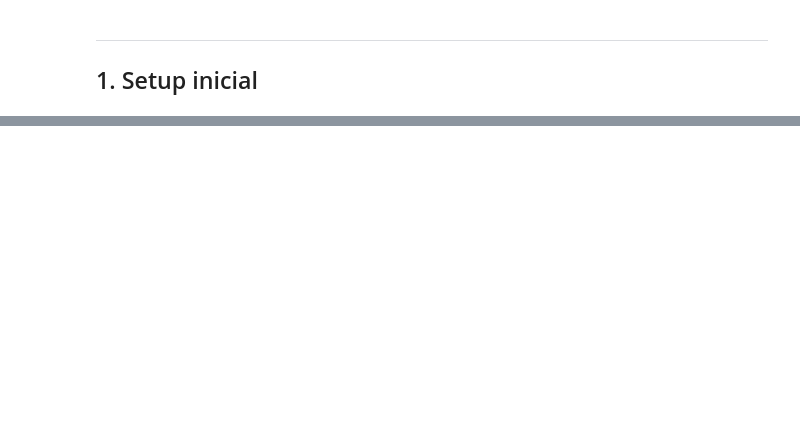
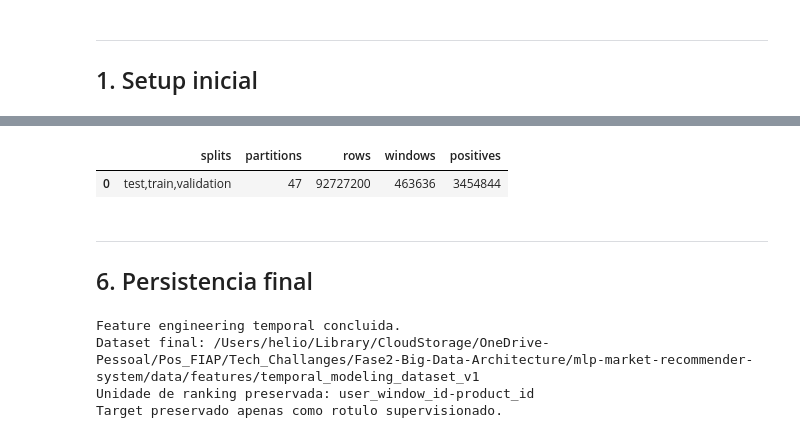
Before and after one commit to helioneto3108/mlp-market-recommender-system, a Jupyter notebook: notebooks/04-feature-engineering.ipynb, the cells around one changed output, grey strips where cells are left out. Saved outputs shown, nothing was run; the diff lists cells and outputs as text; code cells hidden in the pictures; blank space fills up the shorter version.

```diff
--- a/notebooks/04-feature-engineering.ipynb
+++ b/notebooks/04-feature-engineering.ipynb
@@ -1220,0 +741,12 @@ Dataset final: /Users/helio/Library/CloudStorage/OneDrive-Pessoal/Pos_FIAP/Tech_
+# %%
+assert not partition_stats_df.empty, "Nenhuma particao foi processada."
+assert partition_stats_df["nulls"].sum() == 0, "Dataset final contem valores nulos."
+
+final_part_paths = sorted(TEMPORAL_MODELING_DATASET_DIR.glob("*.parquet"))
+assert len(final_part_paths) == len(candidate_part_paths), (
+    "Quantidade de particoes finais difere dos candidatos."
+)
+
+print(f"Particoes finais: {len(final_part_paths):,}")
+print(f"Linhas finais: {partition_stats_df['rows'].sum():,}")
+print(f"Positivos finais: {partition_stats_df['positives'].sum():,}")
@@ -1220,0 +781,61 @@ Dataset final: /Users/helio/Library/CloudStorage/OneDrive-Pessoal/Pos_FIAP/Tech_
+# %%
+validation_stats = []
+
+for part_path in final_part_paths:
+    part_df = pd.read_parquet(
+        part_path,
+        columns=[
+            "split",
+            "user_id",
+            "user_window_id",
+            "product_id",
+            "target",
+            "target_order_number",
+            "history_end_order_number",
+        ],
+    )
+
+    assert not part_df.duplicated(subset=["user_window_id", "product_id"]).any(), (
+        f"Duplicidade por janela em {part_path.name}."
+    )
+    assert (part_df["history_end_order_number"] < part_df["target_order_number"]).all(), (
+        f"Leakage temporal em {part_path.name}."
+    )
+
+    validation_stats.append(
+        {
+            "partition": part_path.name,
+            "rows": len(part_df),
+            "splits": ",".join(sorted(part_df["split"].unique())),
+            "windows": part_df["user_window_id"].nunique(),
+            "positives": int(part_df["target"].sum()),
+        }
+    )
+
+    del part_df
+
+validation_stats_df = pd.DataFrame(validation_stats)
+
+validation_stats_df.groupby("splits", as_index=False).agg(
+    partitions=("partition", "count"),
+    rows=("rows", "sum"),
+    windows=("windows", "sum"),
+    positives=("positives", "sum"),
+)
+# %% [output]
+|  | splits | partitions | rows | windows | positives |
+| 0 | test,train,validation | 47 | 92727200 | 463636 | 3454844 |
+# %% [markdown]
+---
+
+## 6. Persistencia final
+# %%
+print("Feature engineering temporal concluida.")
+print(f"Dataset final: {TEMPORAL_MODELING_DATASET_DIR}")
+print("Unidade de ranking preservada: user_window_id-product_id")
+print("Target preservado apenas como rotulo supervisionado.")
+# %% [output]
+Feature engineering temporal concluida.
+Dataset final: /Users/helio/Library/CloudStorage/OneDrive-Pessoal/Pos_FIAP/Tech_Challanges/Fase2-Big-Data-Architecture/mlp-market-recommender-system/data/features/temporal_modeling_dataset_v1
+Unidade de ranking preservada: user_window_id-product_id
+Target preservado apenas como rotulo supervisionado.
```
Also changed, not shown: parts of 68 cells of this notebook.
